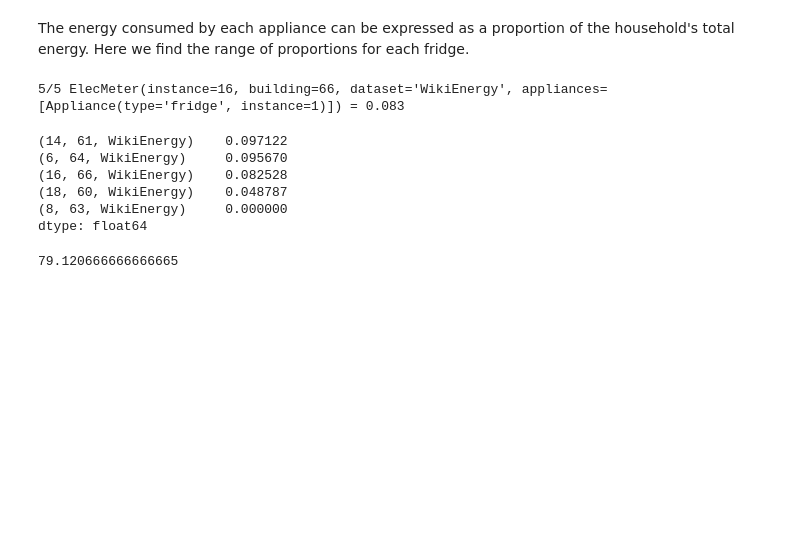
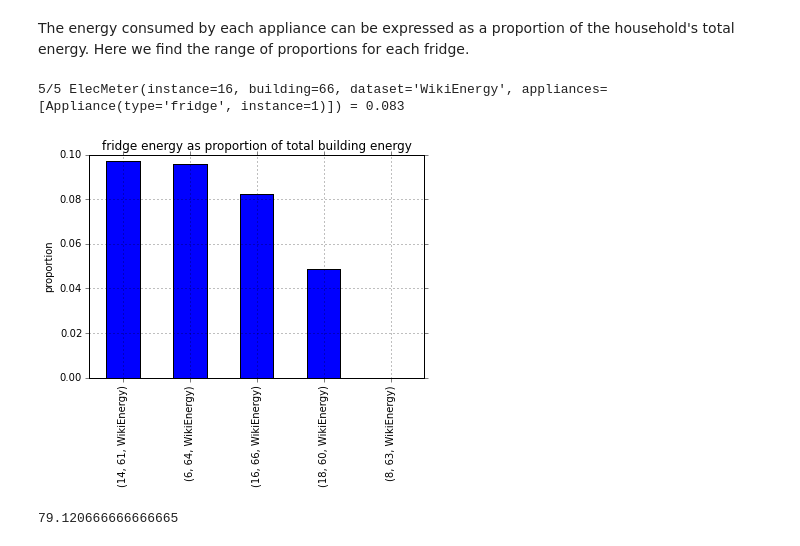
Before and after one commit to nilmtk/nilmtk, a Jupyter notebook: notebooks/BuildSys_2014_demo.ipynb, the cells around one changed output. Drawn from its saved outputs; the diff is of its cells as text; code cells hidden in the pictures; blank space fills up the shorter version.

Commit message:
plot proportion per fridge as bar chart

```diff
--- a/notebooks/BuildSys_2014_demo.ipynb
+++ b/notebooks/BuildSys_2014_demo.ipynb
@@ -120,14 +120,11 @@ proportion_per_fridge = fridges_restricted.proportion_of_upstream_total_per_mete
 5/5 ElecMeter(instance=16, building=66, dataset='WikiEnergy', appliances=[Appliance(type='fridge', instance=1)]) = 0.083
 # %%
 # The keys are (<appliance instance>, <building instance>, <dataset name>)
-proportion_per_fridge
+proportion_per_fridge.plot(kind='bar');
+plt.title('fridge energy as proportion of total building energy');
+plt.ylabel('proportion');
 # %% [output]
-(14, 61, WikiEnergy)    0.097122
-(6, 64, WikiEnergy)     0.095670
-(16, 66, WikiEnergy)    0.082528
-(18, 60, WikiEnergy)    0.048787
-(8, 63, WikiEnergy)     0.000000
-dtype: float64
+[figure, added]
 # %%
 # How much energy does the largest-consuming fridge consume in kWh?
 fridges.select(building=61).total_energy()
```
